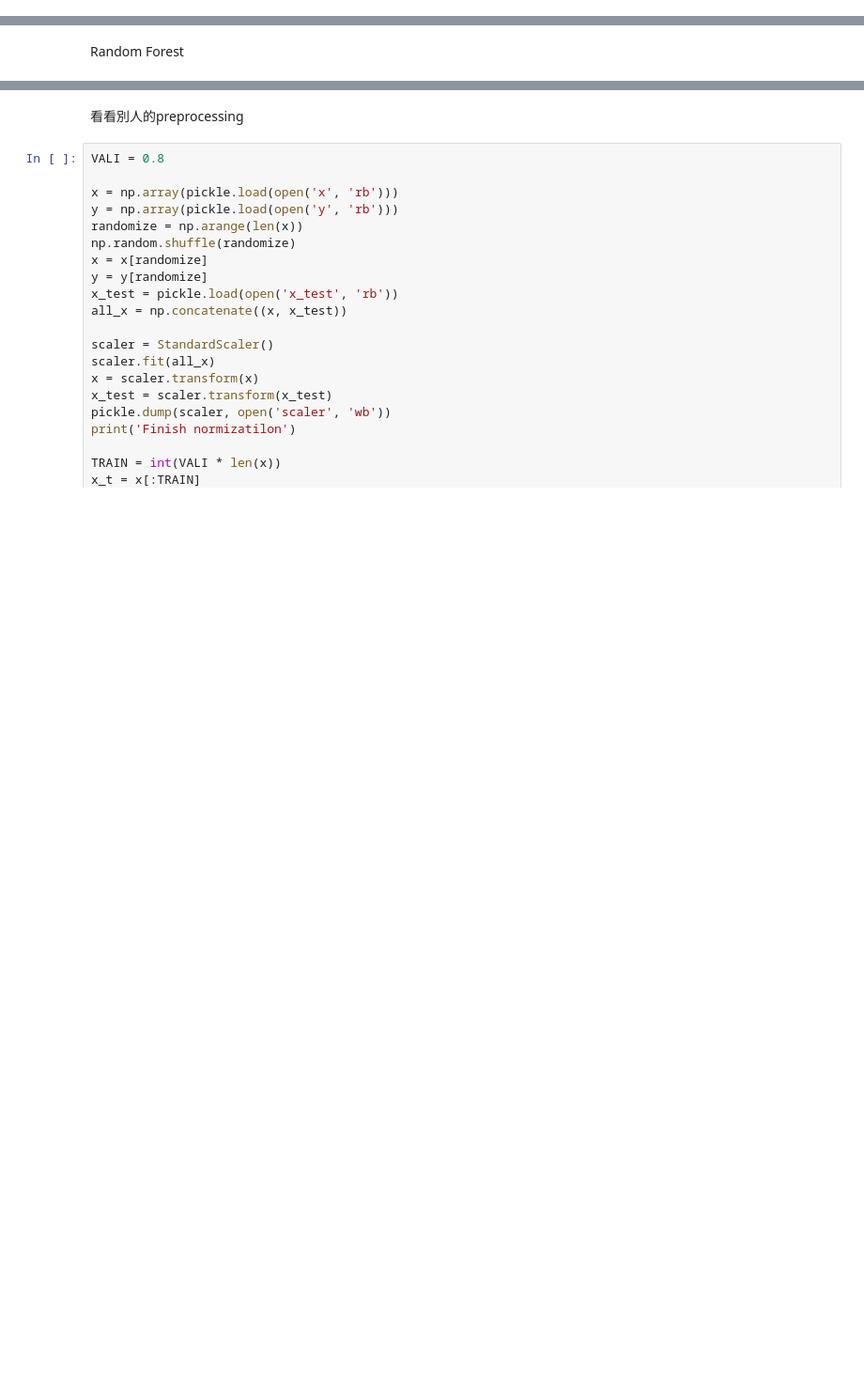
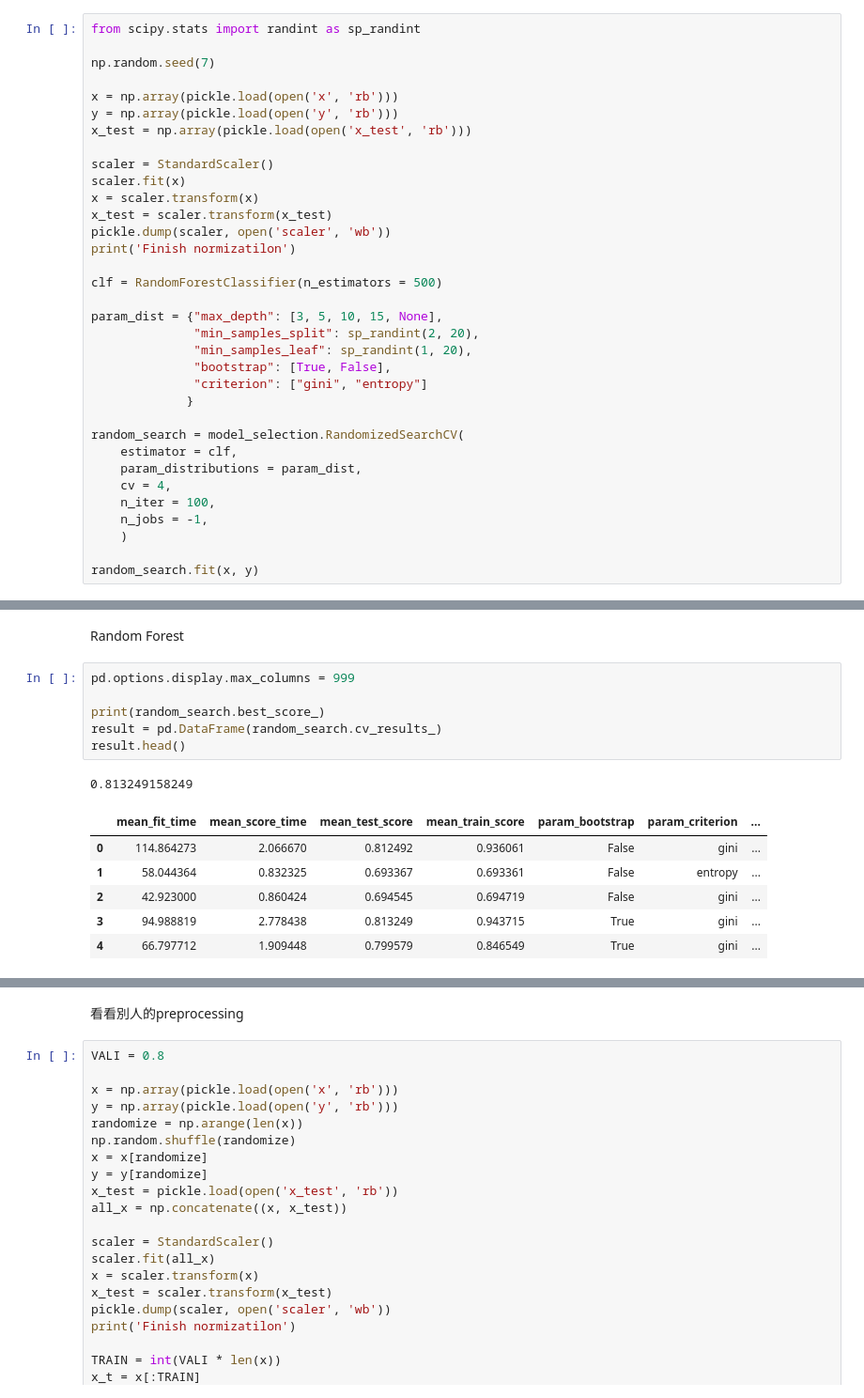
Before and after one commit to ymy1248/ML, a Jupyter notebook: final_bump/Pump it up.ipynb, the cells around one changed output, grey strips where cells are left out. Shown: that part at 94% size. Saved outputs shown, nothing was run; the diff lists cells and outputs as text; blank space fills up the shorter version.

Commit message:
grid_search

```diff
--- a/final_bump/Pump it up.ipynb
+++ b/final_bump/Pump it up.ipynb
@@ -160,0 +365,34 @@ Finish Preprocessing
+# %%
+from scipy.stats import randint as sp_randint
+
+np.random.seed(7)
+
+x = np.array(pickle.load(open('x', 'rb')))
+y = np.array(pickle.load(open('y', 'rb')))
+x_test = np.array(pickle.load(open('x_test', 'rb')))
+
+scaler = StandardScaler()
+scaler.fit(x)
+x = scaler.transform(x)
+x_test = scaler.transform(x_test)
+pickle.dump(scaler, open('scaler', 'wb'))
+print('Finish normizatilon')
+
+clf = RandomForestClassifier(n_estimators = 500)
+
+param_dist = {"max_depth": [3, 5, 10, 15, None],
+              "min_samples_split": sp_randint(2, 20),
+              "min_samples_leaf": sp_randint(1, 20),
+              "bootstrap": [True, False],
+              "criterion": ["gini", "entropy"]
+             }
+
+random_search = model_selection.RandomizedSearchCV(
+    estimator = clf,
+    param_distributions = param_dist,
+    cv = 4,
+    n_iter = 100,
+    n_jobs = -1,
+    )
+
+random_search.fit(x, y)
@@ -161,5 +412,19 @@ Finish Preprocessing
 # %% [markdown]
 Random Forest
+# %%
+pd.options.display.max_columns = 999
+
+print(random_search.best_score_)
+result = pd.DataFrame(random_search.cv_results_)
+result.head()
+# %% [output]
+0.813249158249
+|  | mean_fit_time | mean_score_time | mean_test_score | mean_train_score | param_bootstrap | param_criterion | ... |
+| 0 | 114.864273 | 2.066670 | 0.812492 | 0.936061 | False | gini | ... |
+| 1 | 58.044364 | 0.832325 | 0.693367 | 0.693361 | False | entropy | ... |
+| 2 | 42.923000 | 0.860424 | 0.694545 | 0.694719 | False | gini | ... |
+| 3 | 94.988819 | 2.778438 | 0.813249 | 0.943715 | True | gini | ... |
+| 4 | 66.797712 | 1.909448 | 0.799579 | 0.846549 | True | gini | ... |
 # %%
 x = pickle.load(open('x', 'rb'))
 y = pickle.load(open('y', 'rb'))
```
Also changed, not shown: parts of 9 cells of this notebook, 6 other files.
